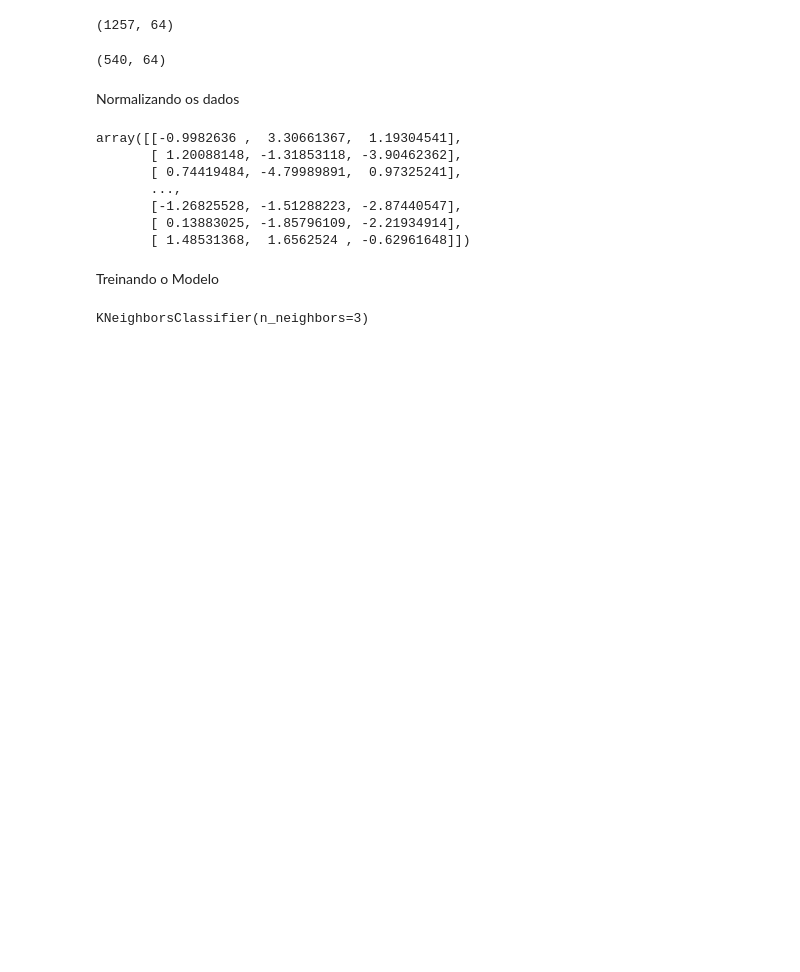
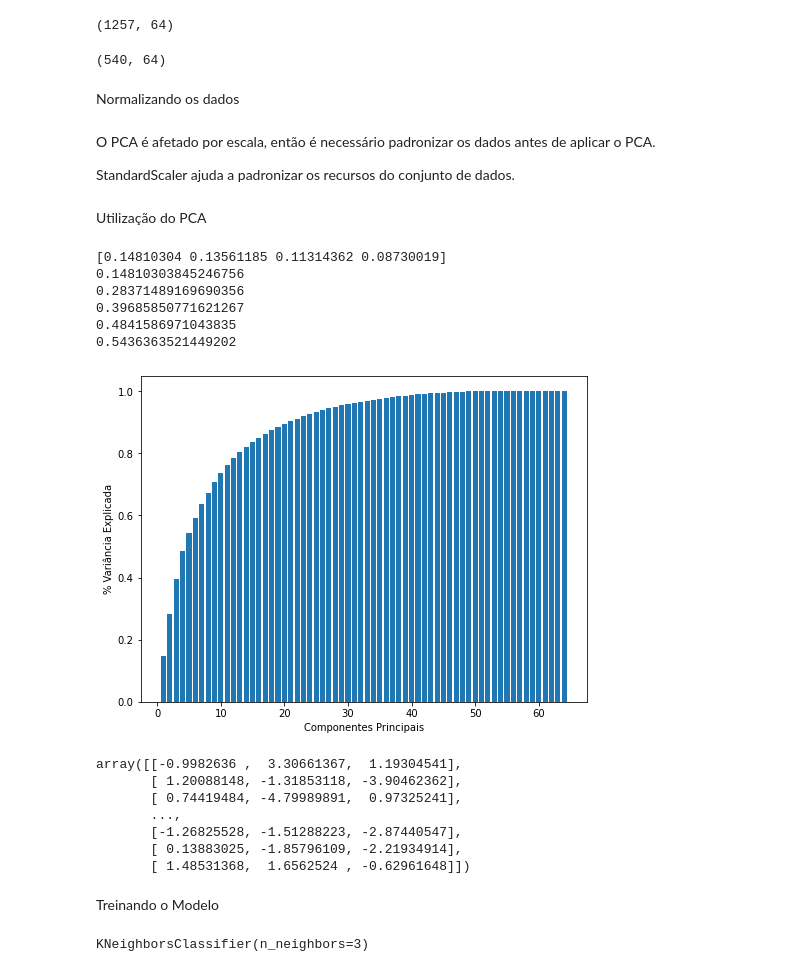
Before and after one commit to luizabamorim/Algoritmos-de-Machine-Learning, a Jupyter notebook: KNN/KNN_Dígitos.ipynb, the cells around one changed output. Saved outputs shown, nothing was run; the diff lists cells and outputs as text; code cells hidden in the pictures; blank space fills up the shorter version.

```diff
--- a/KNN/KNN_Dígitos.ipynb
+++ b/KNN/KNN_Dígitos.ipynb
@@ -88,12 +116,54 @@ Xteste.shape
 (540, 64)
 # %% [markdown]
 Normalizando os dados
+# %% [markdown]
+O PCA é afetado por escala, então é necessário padronizar os dados antes de aplicar o PCA.
+
+StandardScaler ajuda a padronizar os recursos do conjunto de dados.
 # %%
 from sklearn.preprocessing import StandardScaler
 scaler=StandardScaler()
 scaler.fit(Xtreino)
-Xtreino=scaler.transform(Xtreino)
-Xteste=scaler.transform(Xteste)
+Xtreino_norm=scaler.transform(Xtreino)
+Xteste_norm=scaler.transform(Xteste)
+# %% [markdown]
+Utilização do PCA
+# %%
+from sklearn.decomposition import PCA
+pca=PCA(n_components=4)
+pca.fit(Xtreino)
+Xtreino_pca=pca.transform(Xtreino)
+print(pca.explained_variance_ratio_)
+# %% [output]
+[0.14810304 0.13561185 0.11314362 0.08730019]
+0.14810303845246756
+0.28371489169690356
+0.39685850771621267
+0.4841586971043835
+0.5436363521449202
+# %%
+dimensoes=list(range(1,65,1))
+
+var_acumulada=[]
+
+for d in dimensoes:
+    pca=PCA(n_components=d)
+    pca.fit(Xtreino)
+    Xtreino_pca=pca.transform(Xtreino)
+    var=(sum(pca.explained_variance_ratio_))
+    var_acumulada.append(var)
+
+#print(var_acumulada)
+
+
+# Gráfico das Variâncias
+
+fig, ax = plt.subplots(figsize=(8,6))
+ax.bar(range(1,65), var_acumulada)
+ax.set_xlabel('Componentes Principais')
+ax.set_ylabel('% Variância Explicada');
+# %% [output]
+[figure, added]
 # %%
 #SVD (Single Value Decomposition)
 #Redução de Dimensionalidade
```
Also changed, not shown: parts of 7 cells of this notebook.
